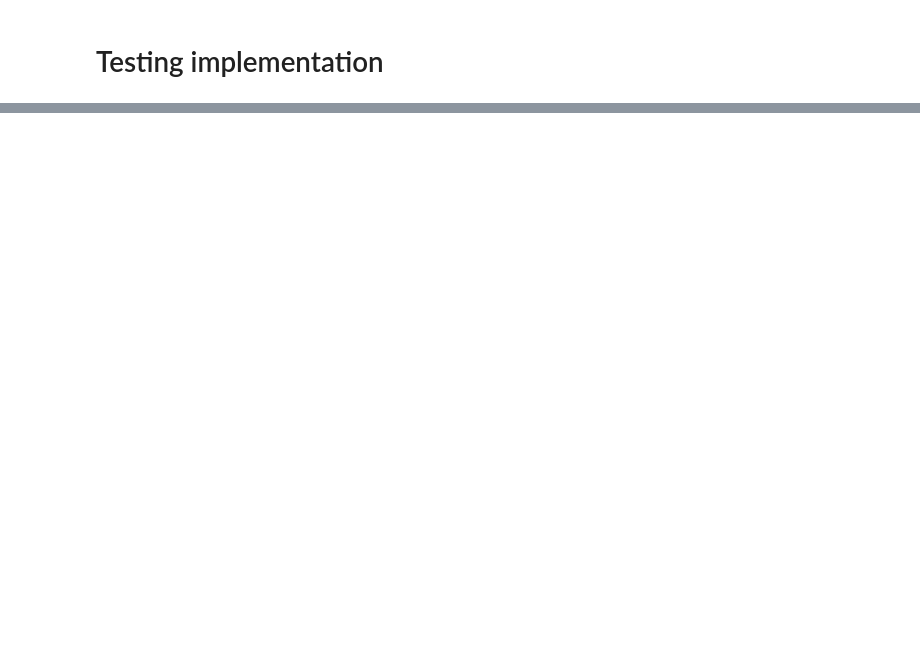
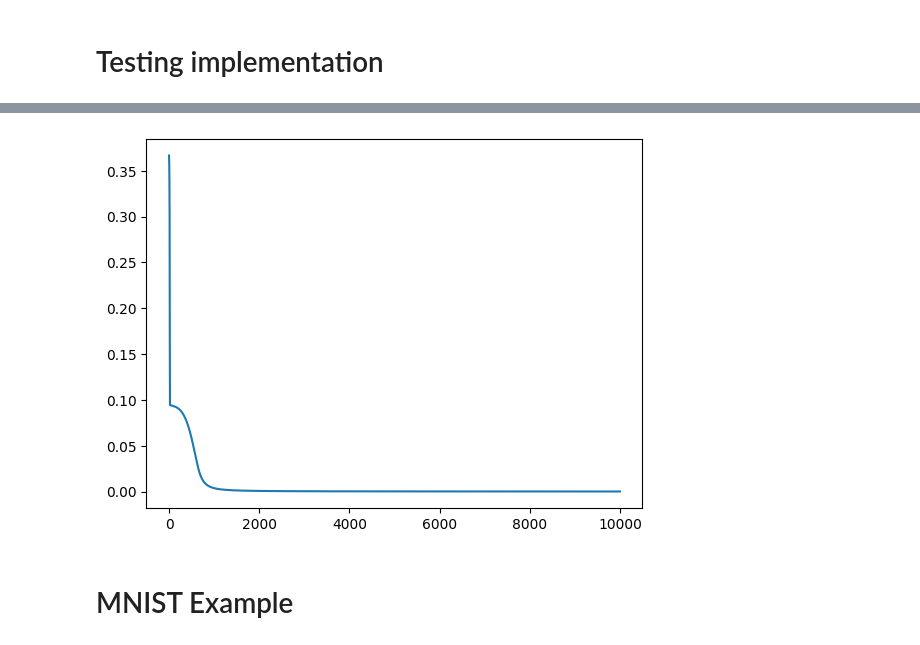
Before and after one commit to dkersh/NeuralNetworks_from_scratch, a Jupyter notebook: class_implementation.ipynb, the cells around one changed output, grey strips where cells are left out. Drawn from its saved outputs; the diff is of its cells as text; code cells hidden in the pictures; blank space fills up the shorter version.

```diff
--- a/class_implementation.ipynb
+++ b/class_implementation.ipynb
@@ -487,0 +493,9 @@ print(o)
+# %%
+l0 = Layer(5, Sigmoid(), 2)
+print(l0)
+l1 = Layer(2, Sigmoid())(l0)
+print(l1)
+l2 = Layer(50, Sigmoid())(l1)
+print(l2)
+output = Layer(1, Sigmoid())(l2)
+print(output)
@@ -487,0 +516,28 @@ print(o)
+# %%
+all_E = []
+
+for i in range(10000):
+    epoch_E = []
+    for x, y in zip(X, Y):
+        x = np.array(x)
+        y = np.array(y)
+        a0 = l0.forward(x)
+        a1 = l1.forward(a0)
+        a2 = l2.forward(a1)
+        o = output.forward(a2)
+
+        E = 0.5*(y - o)**2
+        epoch_E += [E]
+        E_prime = (o - y)
+
+        output.backward(E_prime)
+        l2.backward(np.dot(output.weights.T, output.error))
+        l1.backward(np.dot(l2.weights.T, l2.error))
+        l0.backward(np.dot(l1.weights.T, l1.error))
+    all_E += [np.mean(epoch_E)]
+    print(all_E[-1])
+
+    output.update_weights(lr=0.05)
+    l2.update_weights(lr = 0.05)
+    l1.update_weights(lr = 0.05)
+    l0.update_weights(lr = 0.05)
@@ -487,0 +562,8 @@ print(o)
+# %%
+plt.figure()
+plt.plot(all_E)
+plt.show()
+# %% [output]
+[figure, added]
+# %% [markdown]
+# MNIST Example
```
Also changed, not shown: parts of 36 cells of this notebook, 8 other files.
